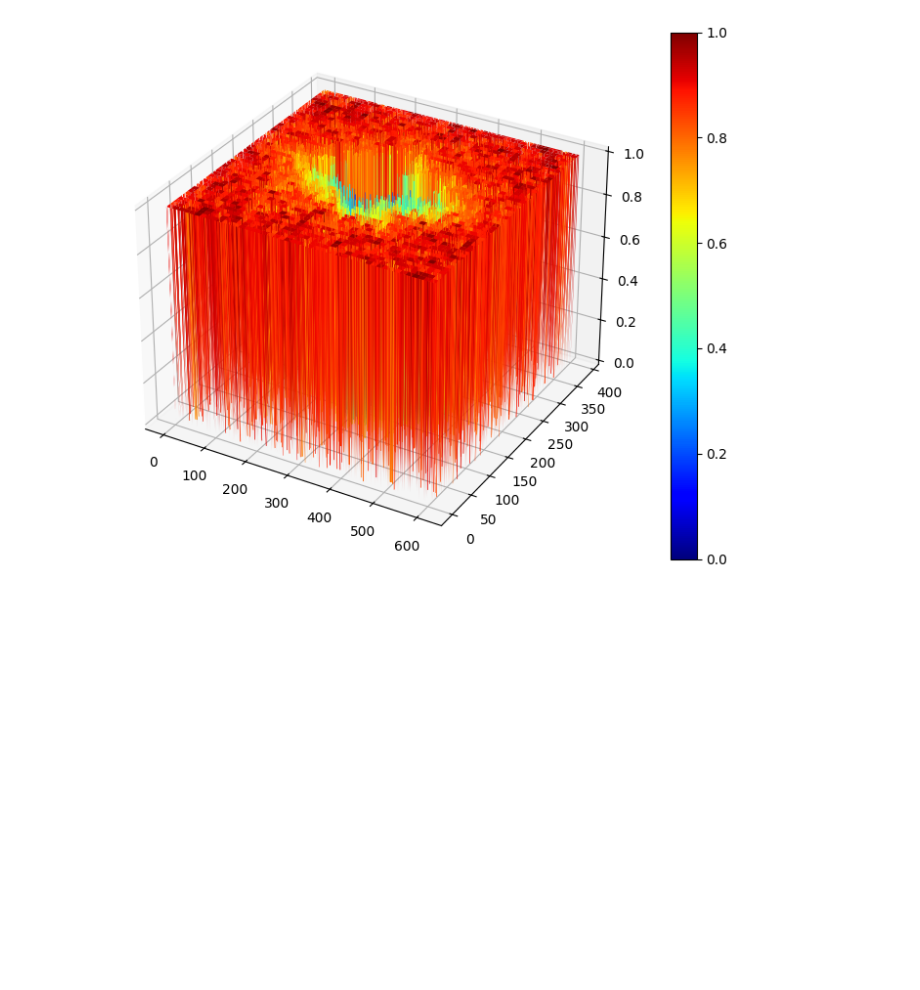
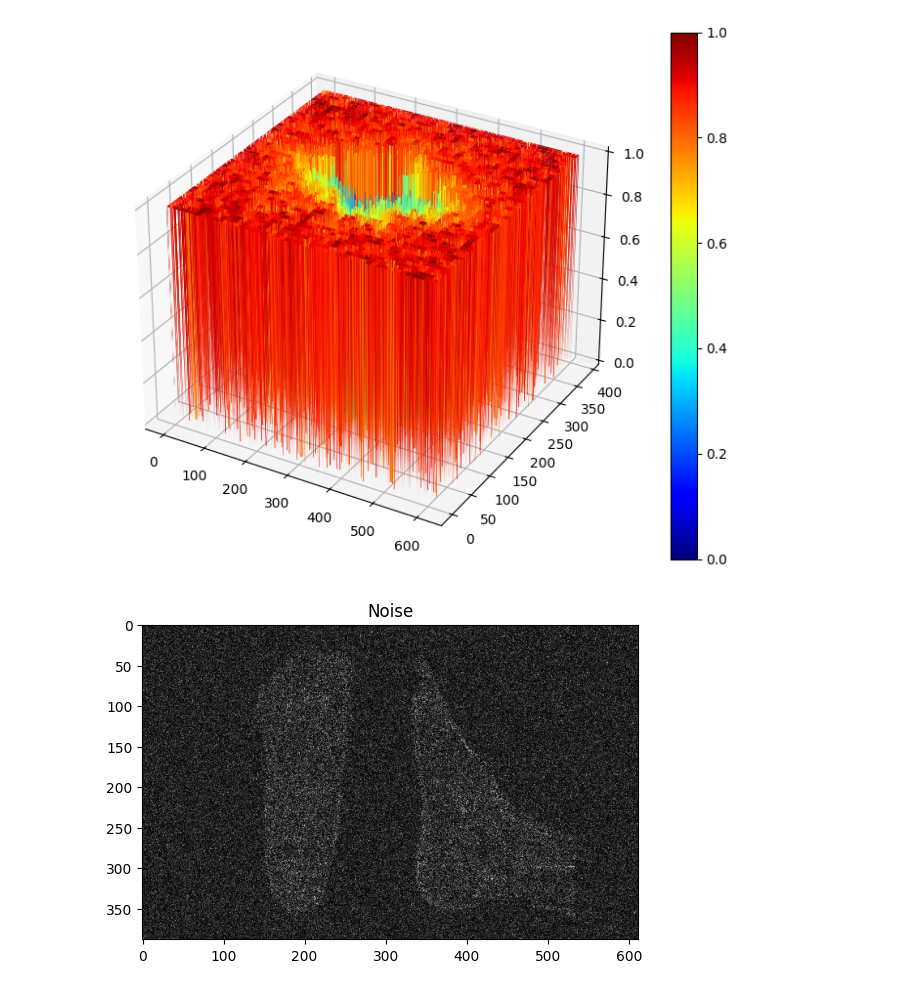
Before and after one commit to gonzagrau/PAIByB, a Jupyter notebook: GUIA1/QTlukiNB.ipynb, the cells around one changed output. Saved outputs shown, nothing was run; the diff lists cells and outputs as text; code cells hidden in the pictures; blank space fills up the shorter version.

Commit message:
Added noise estimation with fft.

```diff
--- a/GUIA1/QTlukiNB.ipynb
+++ b/GUIA1/QTlukiNB.ipynb
@@ -181,0 +180,16 @@ new_fft = fshift*mask
+# %%
+def apply_filter(image, H):
+    F = np.fft.fft2(image)          # Compute the 2D Fourier Transform of the image
+    F_shifted = np.fft.fftshift(F)  # Shift the zero frequency component to the center
+    F_filtered = F_shifted * H      # Apply the high-pass filter in the frequency domain
+    F_ishifted = np.fft.ifftshift(F_filtered)  # Shift back the zero frequency component
+    filtered_image = np.fft.ifft2(F_ishifted)  # Inverse Fourier Transform to spatial domain
+    return np.abs(filtered_image)   # Return the magnitude of the filtered image
+# %%
+new_img = apply_filter(img, mask)
+# %%
+plt.imshow(new_img, cmap = 'gray')
+plt.title('Noise')
+plt.show()
+# %% [output]
+[figure, added]
```
Also changed, not shown: parts of 1 cell of this notebook.
